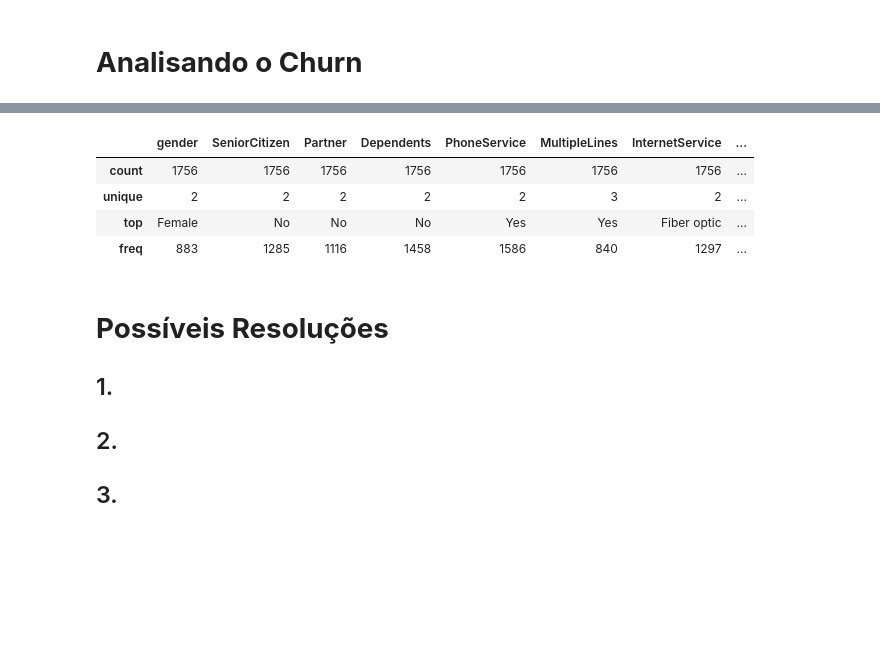
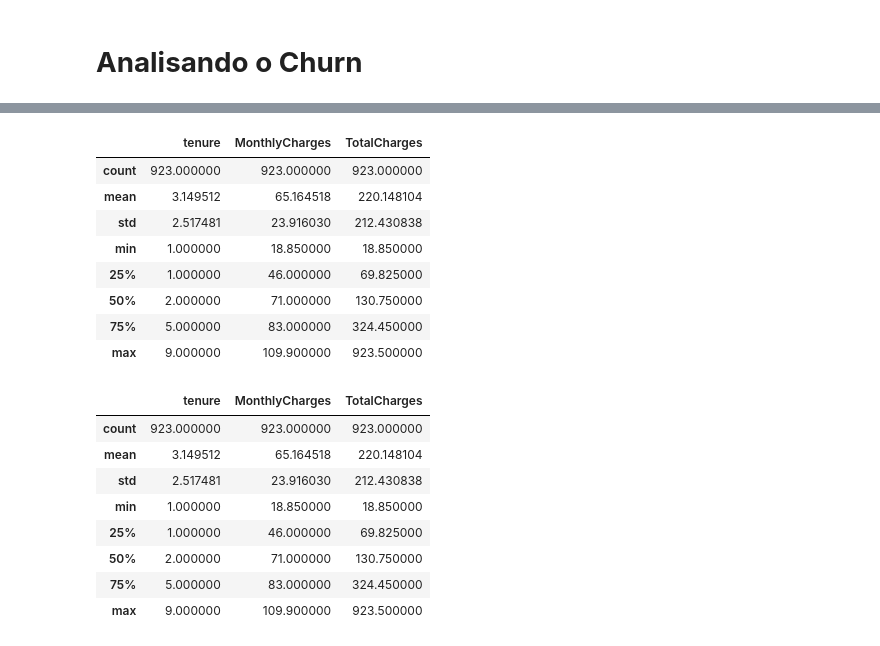
Before and after one commit to gfmattos/kaggle_telco, a Jupyter notebook: exploratory_analysis.ipynb, the cells around one changed output, grey strips where cells are left out. Drawn from its saved outputs; the diff is of its cells as text; code cells hidden in the pictures; blank space fills up the shorter version.

```diff
--- a/exploratory_analysis.ipynb
+++ b/exploratory_analysis.ipynb
@@ -257,14 +339,25 @@ Taxa de Churn:  StreamingMovies 21.9 %
 # %%
-df_Churn[df_Churn['InternetService']!='No'].describe(include=object)
+df_Churn[df_Churn['tenure']<10].describe()
 # %% [output]
-|  | gender | SeniorCitizen | Partner | Dependents | PhoneService | MultipleLines | InternetService | ... |
-| count | 1756 | 1756 | 1756 | 1756 | 1756 | 1756 | 1756 | ... |
-| unique | 2 | 2 | 2 | 2 | 2 | 3 | 2 | ... |
-| top | Female | No | No | No | Yes | Yes | Fiber optic | ... |
-| freq | 883 | 1285 | 1116 | 1458 | 1586 | 840 | 1297 | ... |
+|  | tenure | MonthlyCharges | TotalCharges |
+| count | 923.000000 | 923.000000 | 923.000000 |
+| mean | 3.149512 | 65.164518 | 220.148104 |
+| std | 2.517481 | 23.916030 | 212.430838 |
+| min | 1.000000 | 18.850000 | 18.850000 |
+| 25% | 1.000000 | 46.000000 | 69.825000 |
+| 50% | 2.000000 | 71.000000 | 130.750000 |
+| 75% | 5.000000 | 83.000000 | 324.450000 |
+| max | 9.000000 | 109.900000 | 923.500000 |
-# %% [markdown]
-# **Possíveis Resoluções**
-
-## 1.
-## 2.
-## 3.
+# %%
+#Analisando Relacao Churn e MonthlyCharge
+df_Churn[df_Churn['tenure']<10].describe()
+# %% [output]
+|  | tenure | MonthlyCharges | TotalCharges |
+| count | 923.000000 | 923.000000 | 923.000000 |
+| mean | 3.149512 | 65.164518 | 220.148104 |
+| std | 2.517481 | 23.916030 | 212.430838 |
+| min | 1.000000 | 18.850000 | 18.850000 |
+| 25% | 1.000000 | 46.000000 | 69.825000 |
+| 50% | 2.000000 | 71.000000 | 130.750000 |
+| 75% | 5.000000 | 83.000000 | 324.450000 |
+| max | 9.000000 | 109.900000 | 923.500000 |
```
Also changed, not shown: parts of 20 cells of this notebook, 1 other file.
